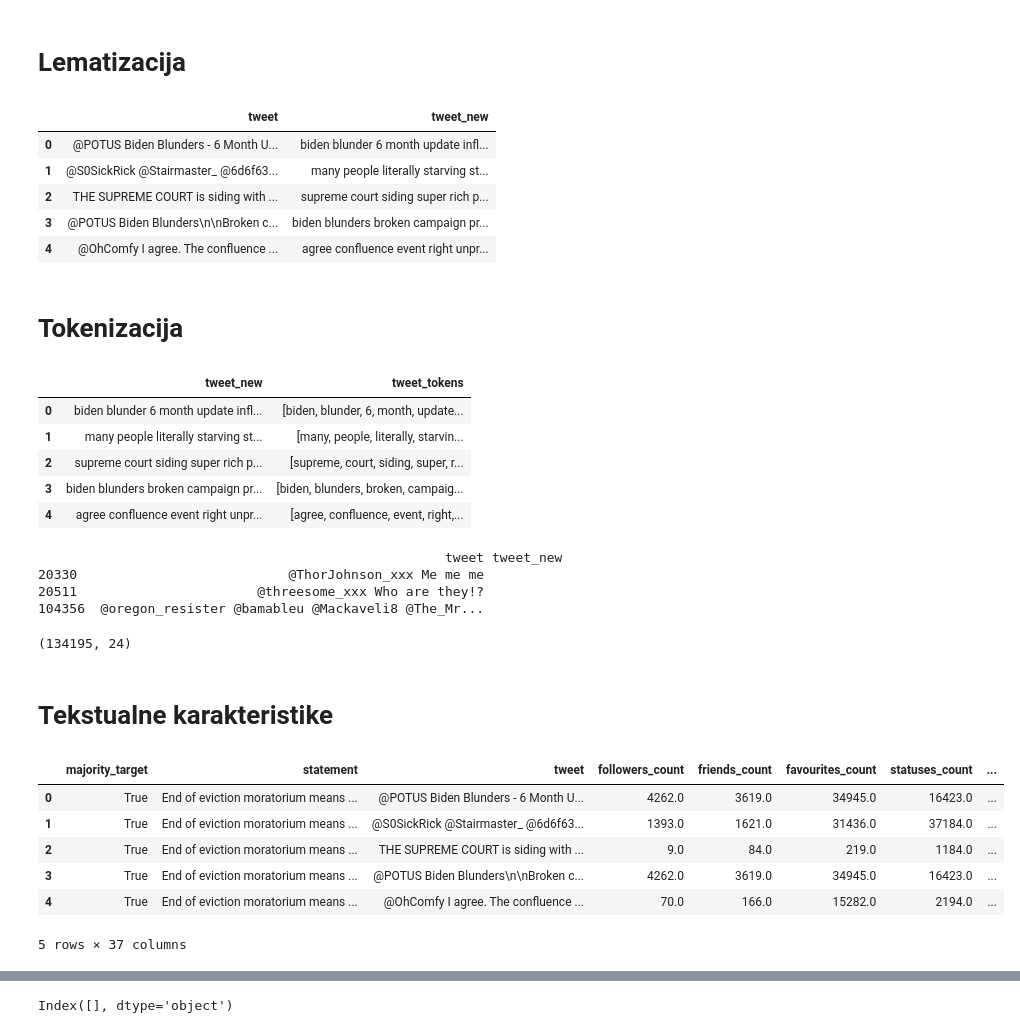
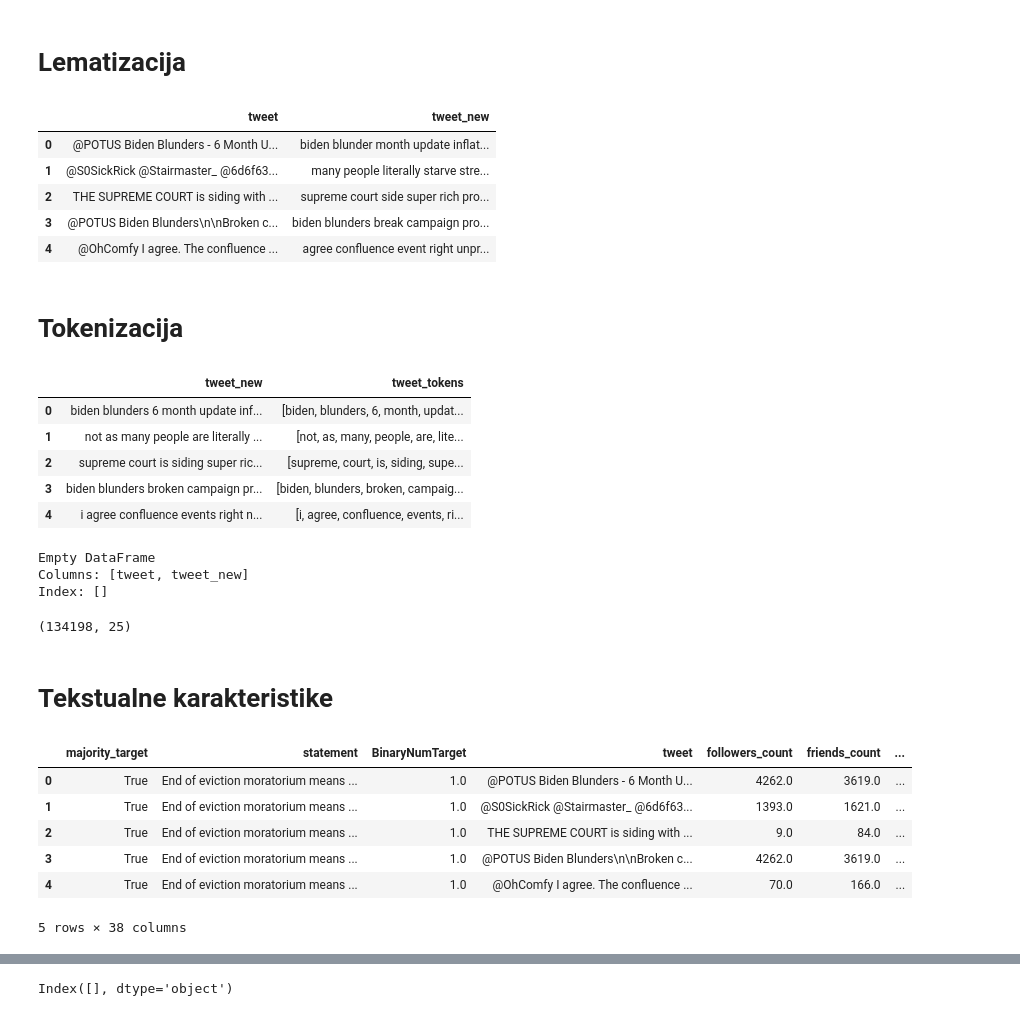
Before and after one commit to SaraTalic/fake-news-twitter-detection, a Jupyter notebook: preprocessing.ipynb, the cells around one changed output, grey strips where cells are left out. Cells and saved outputs as stored; diff of their text form; code cells hidden in the pictures.

```diff
--- a/preprocessing.ipynb
+++ b/preprocessing.ipynb
@@ -36,5 +24,3 @@ df
 
 df = df.drop(columns=['Unnamed: 0'])
 df = df.drop(columns=['following'])
-df = df.drop(columns=['BinaryNumTarget'])
-df
@@ -102,4 +74,18 @@ df[["tweet", "tweet_new"]].head(5)
 | 4 | @OhComfy I agree. The confluence ... | i agree the confluence of events ... |
 # %% [markdown]
 # Stop Word Removal
+# %%
+custom_stopwords = {
+    "the", "a", "an", "and", "or", "but", "if", "then", "because", "so",
+    "to", "of", "in", "on", "with", "for", "at", "by", "from", "about"
+}
+
+def remove_custom_stopwords(text):
+    if isinstance(text, str):
+        words = text.split()
+        filtered_words = [word for word in words if word.lower() not in custom_stopwords]
+        return " ".join(filtered_words)
+    return text
+
+df["tweet_new"] = df["tweet_new"].apply(remove_custom_stopwords)
 # %%
@@ -127,30 +113,30 @@ df[["tweet", "tweet_new"]].head(5)
 # Lematizacija
 # %%
 
-nlp = spacy.load("en_core_web_sm")
+'''nlp = spacy.load("en_core_web_sm")
 
 def lemmatize_text_with_no_verbs(text):
     doc = nlp(text)
     lemmatized_text = []
 
     for token in doc:
-        if token.pos_ != "VERB":
-            lemmatized_text.append(token.lemma_)
-        else:
-            lemmatized_text.append(token.text)
+        #if token.pos_ != "VERB":
+        lemmatized_text.append(token.lemma_)
+        #else:
+         #   lemmatized_text.append(token.text)
 
     return " ".join(lemmatized_text)
 
 
 
 df["tweet_new"] = df["tweet_new"].apply(lemmatize_text_with_no_verbs)
-df[["tweet", "tweet_new"]].head(5)
+df[["tweet", "tweet_new"]].head(5)'''
 # %% [output]
 |  | tweet | tweet_new |
-| 0 | @POTUS Biden Blunders - 6 Month U... | biden blunder 6 month update infl... |
-| 1 | @S0SickRick @Stairmaster_ @6d6f63... | many people literally starving st... |
-| 2 | THE SUPREME COURT is siding with ... | supreme court siding super rich p... |
-| 3 | @POTUS Biden Blunders\n\nBroken c... | biden blunders broken campaign pr... |
+| 0 | @POTUS Biden Blunders - 6 Month U... | biden blunder month update inflat... |
+| 1 | @S0SickRick @Stairmaster_ @6d6f63... | many people literally starve stre... |
+| 2 | THE SUPREME COURT is siding with ... | supreme court side super rich pro... |
+| 3 | @POTUS Biden Blunders\n\nBroken c... | biden blunders break campaign pro... |
 | 4 | @OhComfy I agree. The confluence ... | agree confluence event right unpr... |
 # %% [markdown]
 # Tokenizacija
@@ -166,26 +152,23 @@ df["tweet_tokens"] = df["tweet_new"].apply(tokenize_text)
 df[["tweet_new", "tweet_tokens"]].head()
 # %% [output]
 |  | tweet_new | tweet_tokens |
-| 0 | biden blunder 6 month update infl... | [biden, blunder, 6, month, update... |
-| 1 | many people literally starving st... | [many, people, literally, starvin... |
-| 2 | supreme court siding super rich p... | [supreme, court, siding, super, r... |
+| 0 | biden blunders 6 month update inf... | [biden, blunders, 6, month, updat... |
+| 1 | not as many people are literally ... | [not, as, many, people, are, lite... |
+| 2 | supreme court is siding super ric... | [supreme, court, is, siding, supe... |
 | 3 | biden blunders broken campaign pr... | [biden, blunders, broken, campaig... |
-| 4 | agree confluence event right unpr... | [agree, confluence, event, right,... |
+| 4 | i agree confluence events right n... | [i, agree, confluence, events, ri... |
 # %%
 print(df[df["tweet_new"].str.strip() == ""][["tweet", "tweet_new"]])
-
-#Otkrili smo da postoje 3 nova prazna tvita
 # %% [output]
-                                                    tweet tweet_new
-20330                           @ThorJohnson_xxx Me me me
-20511                       @threesome_xxx Who are they!?
-104356  @oregon_resister @bamableu @Mackaveli8 @The_Mr...
+Empty DataFrame
+Columns: [tweet, tweet_new]
+Index: []
 # %%
 df = df[df['tweet_new'].str.strip() != ""]
 # %%
 df.shape
 # %% [output]
-(134195, 24)
+(134198, 25)
 # %% [markdown]
 # Tekstualne karakteristike
 # %%
@@ -209,38 +192,47 @@ def analyze_text(text):
     conjunctions = sum(1 for token in doc if token.pos_ == "CCONJ")
     determiners = sum(1 for token in doc if token.pos_ == "DET")
     prepositions = sum(1 for token in doc if token.pos_ == "ADP")
     digits = sum(1 for token in doc if token.text.isdigit())
 
+    '''dots = text.count('.') if isinstance(text, str) else 0
+    exclamations = text.count('!') if isinstance(text, str) else 0
+    questions = text.count('?') if isinstance(text, str) else 0
+    ampersands = text.count('&') if isinstance(text, str) else 0'''
+
 
 
     stats = {
         'Word count': word_count,
         'Max word length': max_word_length,
         'Min word length': min_word_length,
         'Average word length': avg_word_length,
         'Present verbs': verbs_present,
         'Past verbs': verbs_past,
         'Adjectives': adjectives,
         'Adverbs': adverbs,
         'Pronouns': pronouns,
         'Conjunctions': conjunctions,
         'Determiners': determiners,
         'Prepositions': prepositions,
-        'Digits': digits,
+        'Digits': digits
+        #'Dots': dots,
+        #'Exclamations': exclamations,
+        #'Questions': questions,
+        #'Ampersands': ampersands'''
 
     }
     return stats
 
 df_stats = df["tweet_new"].apply(analyze_text).apply(pd.Series)
 
 df = pd.concat([df, df_stats], axis=1)
 
 df.head()
 # %% [output]
-|  | majority_target | statement | tweet | followers_count | friends_count | favourites_count | statuses_count | ... |
-| 0 | True | End of eviction moratorium means ... | @POTUS Biden Blunders - 6 Month U... | 4262.0 | 3619.0 | 34945.0 | 16423.0 | ... |
-| 1 | True | End of eviction moratorium means ... | @S0SickRick @Stairmaster_ @6d6f63... | 1393.0 | 1621.0 | 31436.0 | 37184.0 | ... |
-| 2 | True | End of eviction moratorium means ... | THE SUPREME COURT is siding with ... | 9.0 | 84.0 | 219.0 | 1184.0 | ... |
-| 3 | True | End of eviction moratorium means ... | @POTUS Biden Blunders\n\nBroken c... | 4262.0 | 3619.0 | 34945.0 | 16423.0 | ... |
-| 4 | True | End of eviction moratorium means ... | @OhComfy I agree. The confluence ... | 70.0 | 166.0 | 15282.0 | 2194.0 | ... |
+|  | majority_target | statement | BinaryNumTarget | tweet | followers_count | friends_count | ... |
+| 0 | True | End of eviction moratorium means ... | 1.0 | @POTUS Biden Blunders - 6 Month U... | 4262.0 | 3619.0 | ... |
+| 1 | True | End of eviction moratorium means ... | 1.0 | @S0SickRick @Stairmaster_ @6d6f63... | 1393.0 | 1621.0 | ... |
+| 2 | True | End of eviction moratorium means ... | 1.0 | THE SUPREME COURT is siding with ... | 9.0 | 84.0 | ... |
+| 3 | True | End of eviction moratorium means ... | 1.0 | @POTUS Biden Blunders\n\nBroken c... | 4262.0 | 3619.0 | ... |
+| 4 | True | End of eviction moratorium means ... | 1.0 | @OhComfy I agree. The confluence ... | 70.0 | 166.0 | ... |
-5 rows × 37 columns
+5 rows × 38 columns
```
Also changed, not shown: parts of 19 cells of this notebook, 3 other files.
